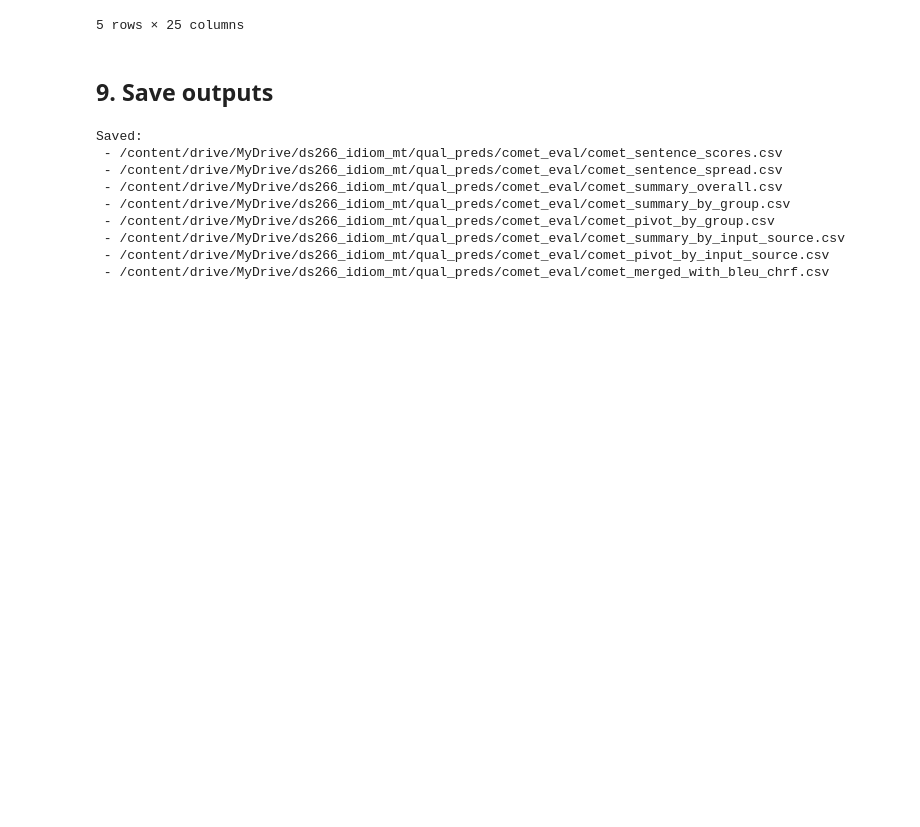
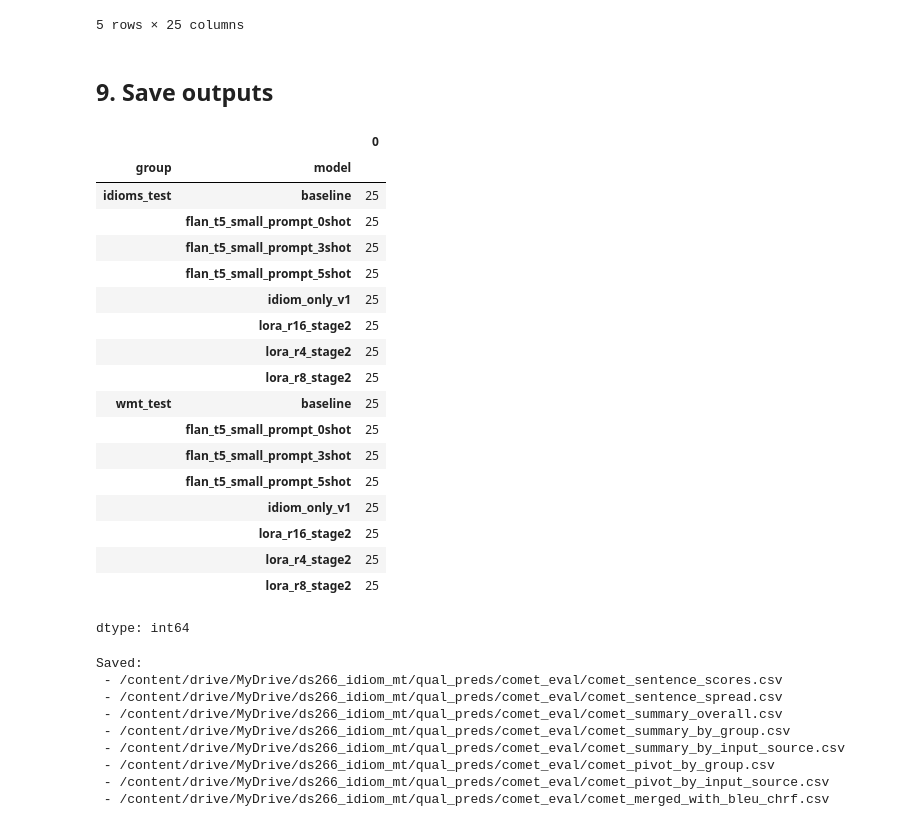
Before and after one commit to auntiepersilla/Idiom_Aware_MT_Finetuning_EN-DE, a Jupyter notebook: notebooks/30_eval_idiom_aware_MT_COMET.ipynb, the cells around one changed output. Drawn from its saved outputs; the diff is of its cells as text; code cells hidden in the pictures; blank space fills up the shorter version.

```diff
--- a/notebooks/30_eval_idiom_aware_MT_COMET.ipynb
+++ b/notebooks/30_eval_idiom_aware_MT_COMET.ipynb
@@ -528,33 +534,57 @@ else:
 5 rows × 25 columns
 # %% [markdown]
 ## 9. Save outputs
+# %%
+combined_df.groupby(["group", "model"]).size()
+# %% [output]
+|  |  | 0 |
+| group | model |  |
+| idioms_test | baseline | 25 |
+|  | flan_t5_small_prompt_0shot | 25 |
+|  | flan_t5_small_prompt_3shot | 25 |
+|  | flan_t5_small_prompt_5shot | 25 |
+|  | idiom_only_v1 | 25 |
+|  | lora_r16_stage2 | 25 |
+|  | lora_r4_stage2 | 25 |
+|  | lora_r8_stage2 | 25 |
+| wmt_test | baseline | 25 |
+|  | flan_t5_small_prompt_0shot | 25 |
+|  | flan_t5_small_prompt_3shot | 25 |
+|  | flan_t5_small_prompt_5shot | 25 |
+|  | idiom_only_v1 | 25 |
+|  | lora_r16_stage2 | 25 |
+|  | lora_r4_stage2 | 25 |
+|  | lora_r8_stage2 | 25 |
+dtype: int64
 # %%
-
 sentence_scores_path = os.path.join(OUT_DIR, "comet_sentence_scores.csv")
 sentence_spread_path = os.path.join(OUT_DIR, "comet_sentence_spread.csv")
-overall_path = os.path.join(OUT_DIR, "comet_summary_overall.csv")
-by_group_path = os.path.join(OUT_DIR, "comet_summary_by_group.csv")
-pivot_group_path = os.path.join(OUT_DIR, "comet_pivot_by_group.csv")
-by_input_source_path = os.path.join(OUT_DIR, "comet_summary_by_input_source.csv")
-pivot_input_source_path = os.path.join(OUT_DIR, "comet_pivot_by_input_source.csv")
+summary_overall_path = os.path.join(OUT_DIR, "comet_summary_overall.csv")
+summary_by_group_path = os.path.join(OUT_DIR, "comet_summary_by_group.csv")
+summary_by_input_source_path = os.path.join(OUT_DIR, "comet_summary_by_input_source.csv")
+pivot_by_group_path = os.path.join(OUT_DIR, "comet_pivot_by_group.csv")
+pivot_by_input_source_path = os.path.join(OUT_DIR, "comet_pivot_by_input_source.csv")
 merged_path = os.path.join(OUT_DIR, "comet_merged_with_bleu_chrf.csv")
 
 scored_df.to_csv(sentence_scores_path, index=False)
 spread_df.to_csv(sentence_spread_path, index=False)
-overall_df.to_csv(overall_path, index=False)
-by_group_df.to_csv(by_group_path, index=False)
-pivot_by_group_df.to_csv(pivot_group_path, index=False)
-by_input_source_df.to_csv(by_input_source_path, index=False)
-pivot_by_input_source_df.to_csv(pivot_input_source_path, index=False)
+overall_df.to_csv(summary_overall_path, index=False)
+by_group_df.to_csv(summary_by_group_path, index=False)
+by_input_source_df.to_csv(summary_by_input_source_path, index=False)
+pivot_by_group_df.to_csv(pivot_by_group_path, index=False)
+pivot_by_input_source_df.to_csv(pivot_by_input_source_path, index=False)
+
 if merged_df is not None:
     merged_df.to_csv(merged_path, index=False)
 
 print("Saved:")
-for p in [
-    sentence_scores_path, sentence_spread_path, overall_path, by_group_path,
-    pivot_group_path, by_input_source_path, pivot_input_source_path
-]:
-    print(" -", p)
+print(" -", sentence_scores_path)
+print(" -", sentence_spread_path)
+print(" -", summary_overall_path)
+print(" -", summary_by_group_path)
+print(" -", summary_by_input_source_path)
+print(" -", pivot_by_group_path)
+print(" -", pivot_by_input_source_path)
 if merged_df is not None:
     print(" -", merged_path)
 # %% [output]
@@ -563,7 +593,7 @@ Saved:
  - /content/drive/MyDrive/ds266_idiom_mt/qual_preds/comet_eval/comet_sentence_spread.csv
  - /content/drive/MyDrive/ds266_idiom_mt/qual_preds/comet_eval/comet_summary_overall.csv
  - /content/drive/MyDrive/ds266_idiom_mt/qual_preds/comet_eval/comet_summary_by_group.csv
+ - /content/drive/MyDrive/ds266_idiom_mt/qual_preds/comet_eval/comet_summary_by_input_source.csv
  - /content/drive/MyDrive/ds266_idiom_mt/qual_preds/comet_eval/comet_pivot_by_group.csv
- - /content/drive/MyDrive/ds266_idiom_mt/qual_preds/comet_eval/comet_summary_by_input_source.csv
  - /content/drive/MyDrive/ds266_idiom_mt/qual_preds/comet_eval/comet_pivot_by_input_source.csv
  - /content/drive/MyDrive/ds266_idiom_mt/qual_preds/comet_eval/comet_merged_with_bleu_chrf.csv
```
Also changed, not shown: parts of 14 cells of this notebook.
